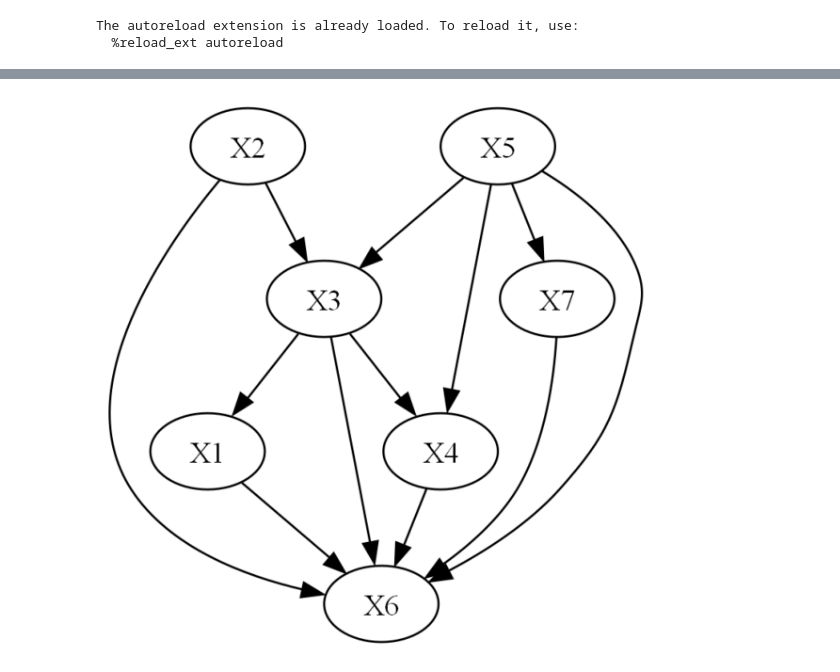
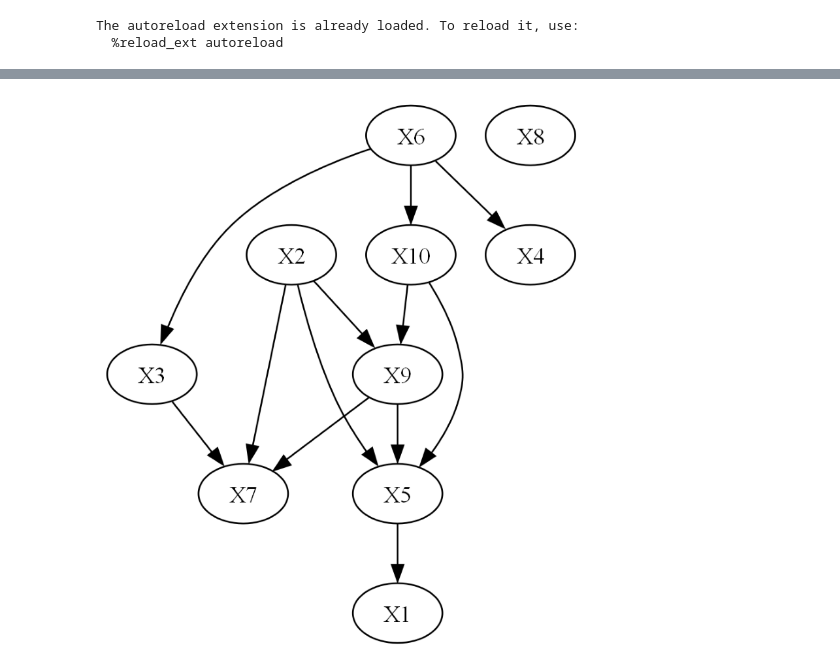
Before and after one commit to JanMarcoRuizdeVargas/clustercausal, a Jupyter notebook: Simulation_Playground.ipynb, the cells around one changed output, grey strips where cells are left out. Saved outputs shown, nothing was run; the diff lists cells and outputs as text; code cells hidden in the pictures.

Commit message:
Finished Simulator

```diff
--- a/Simulation_Playground.ipynb
+++ b/Simulation_Playground.ipynb
@@ -12,6 +12,6 @@ from clustercausal.experiments import Evaluator, ExperimentRunner, Simulator
 The autoreload extension is already loaded. To reload it, use:
   %reload_ext autoreload
 # %%
-simulation = Simulator()
-simulated_cluster_dag = simulation.run()
+simulation = Simulator(n_nodes = 10, n_edges = 17, seed = None)
+cluster_dag = simulation.run()
 # %% [output]
@@ -48,4 +81,4 @@ array([[ 0.,  0.,  1.,  0.,  0., -1.,  0.],
 # %%
-simulation.true_dag.draw_pydot_graph()
+cluster_dag.true_dag.draw_pydot_graph()
 # %% [output]
-[figure, old version]
+[figure, new version]
```
Also changed, not shown: parts of 6 cells of this notebook, 3 other files.
